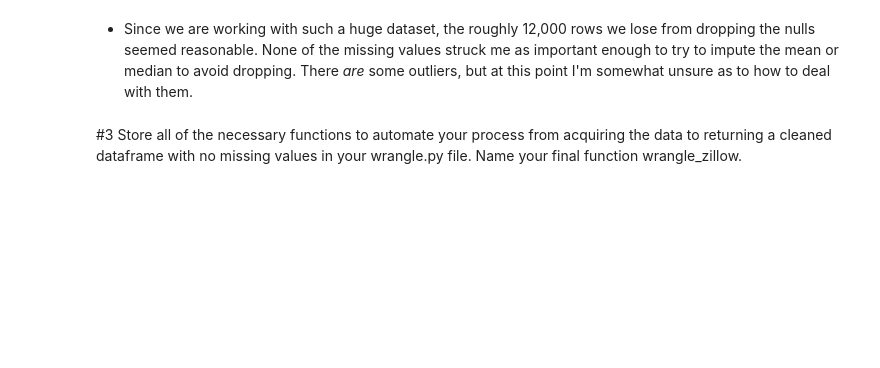
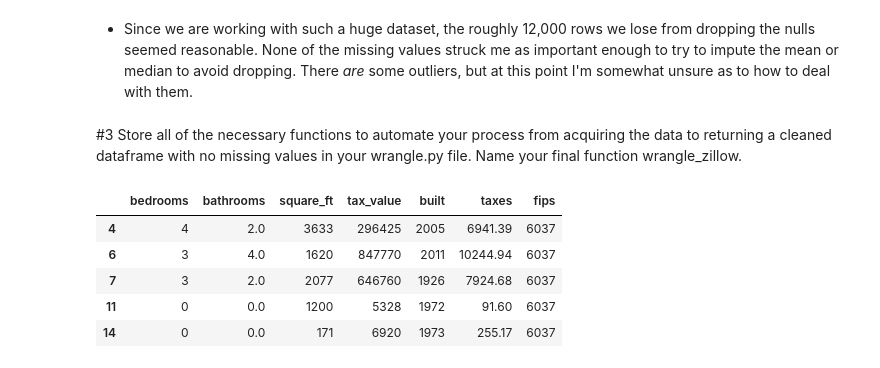
Before and after one commit to shawn-brown12/regression, a Jupyter notebook: wrangle.ipynb, the cells around one changed output. Saved outputs shown, nothing was run; the diff lists cells and outputs as text; code cells hidden in the pictures; blank space fills up the shorter version.

```diff
--- a/wrangle.ipynb
+++ b/wrangle.ipynb
@@ -91 +113,20 @@ def wrangle_zillow(df):
     return df
+# %%
+df = df.rename(columns= {'bedroomcnt': 'bedrooms',
+           'bathroomcnt': 'bathrooms',
+           'calculatedfinishedsquarefeet': 'square_ft',
+           'taxvaluedollarcnt':'tax_value',
+           'yearbuilt':'built',
+           'taxamount':'taxes'
+           })
+# %%
+df = wrangling.wrangle_zillow(df)
+# %%
+df.head()
+# %% [output]
+|  | bedrooms | bathrooms | square_ft | tax_value | built | taxes | fips |
+| 4 | 4 | 2.0 | 3633 | 296425 | 2005 | 6941.39 | 6037 |
+| 6 | 3 | 4.0 | 1620 | 847770 | 2011 | 10244.94 | 6037 |
+| 7 | 3 | 2.0 | 2077 | 646760 | 1926 | 7924.68 | 6037 |
+| 11 | 0 | 0.0 | 1200 | 5328 | 1972 | 91.60 | 6037 |
+| 14 | 0 | 0.0 | 171 | 6920 | 1973 | 255.17 | 6037 |
```
Also changed, not shown: parts of 8 cells of this notebook, 5 other files.
